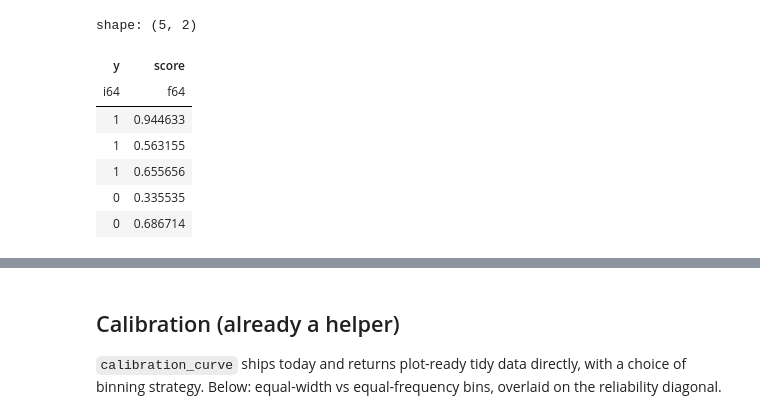
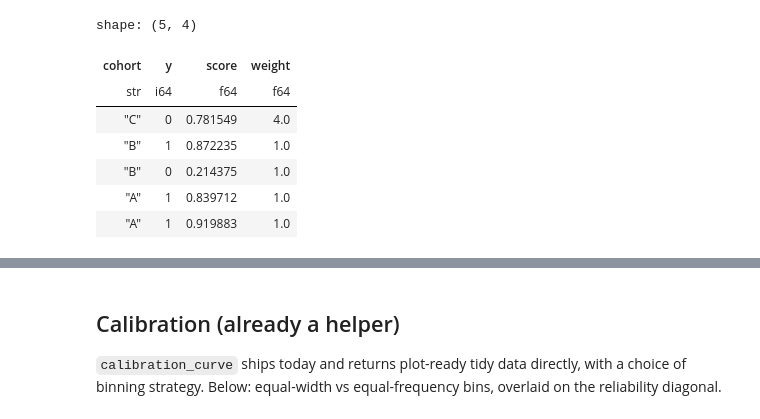
Before and after one commit to jerheff/polarbearings, a Jupyter notebook: notebooks/diagnostics.ipynb, the cells around one changed output, grey strips where cells are left out. Cells and saved outputs as stored; diff of their text form; code cells hidden in the pictures.

```diff
--- a/notebooks/diagnostics.ipynb
+++ b/notebooks/diagnostics.ipynb
@@ -14,26 +25,40 @@ swept across thresholds), and **calibration** (already shipped as a helper).
 # %%
 import numpy as np
 import polars as pl
 import plotly.graph_objects as go
 import plotly.io as pio
 
 import polarbearings as pb
 from polarbearings.calibration import calibration_curve
 
 pio.renderers.default = "notebook_connected"  # CDN plotly.js -> lighter file
 
 rng = np.random.default_rng(0)
 n = 4_000
-y = rng.integers(0, 2, n)
-score = 1 / (1 + np.exp(-rng.normal(y * 1.3, 1.0)))  # sigmoid logits, in [0, 1]
-df = pl.DataFrame({"y": y, "score": score})
+cohort = rng.choice(["A", "B", "C"], n)
+
+# Per cohort: (base rate, positive-score loc, negative-score loc). A is clean and
+# well separated; B is moderate. C is the "risky" cohort — its scores sit HIGH but
+# its signal is reversed (positives score *lower* than negatives), so the model has
+# C roughly backwards and its mass lives in the high-score region. C is a minority
+# of rows but business-critical, so we upweight it 4x — which (further down) bends
+# the pooled ROC into a non-concave hook.
+spec = {"A": (0.50, 2.0, -1.2), "B": (0.45, 1.0, -0.6), "C": (0.38, 1.0, 1.8)}
+p = np.array([spec[c][0] for c in cohort])
+pos_loc = np.array([spec[c][1] for c in cohort])
+neg_loc = np.array([spec[c][2] for c in cohort])
+y = (rng.random(n) < p).astype(int)
+loc = np.where(y == 1, pos_loc, neg_loc)
+score = 1 / (1 + np.exp(-rng.normal(loc, 0.8)))  # sigmoid logits, in [0, 1]
+weight = np.where(cohort == "C", 4.0, 1.0)
+df = pl.DataFrame({"cohort": cohort, "y": y, "score": score, "weight": weight})
 df.head()
 # %% [output]
-shape: (5, 2)
+shape: (5, 4)
-| y | score |
-| i64 | f64 |
-| 1 | 0.944633 |
-| 1 | 0.563155 |
-| 1 | 0.655656 |
-| 0 | 0.335535 |
-| 0 | 0.686714 |
+| cohort | y | score | weight |
+| str | i64 | f64 | f64 |
+| "C" | 0 | 0.781549 | 4.0 |
+| "B" | 1 | 0.872235 | 1.0 |
+| "B" | 0 | 0.214375 | 1.0 |
+| "A" | 1 | 0.839712 | 1.0 |
+| "A" | 1 | 0.919883 | 1.0 |
```
Also changed, not shown: parts of 38 cells of this notebook, 2 other files.
